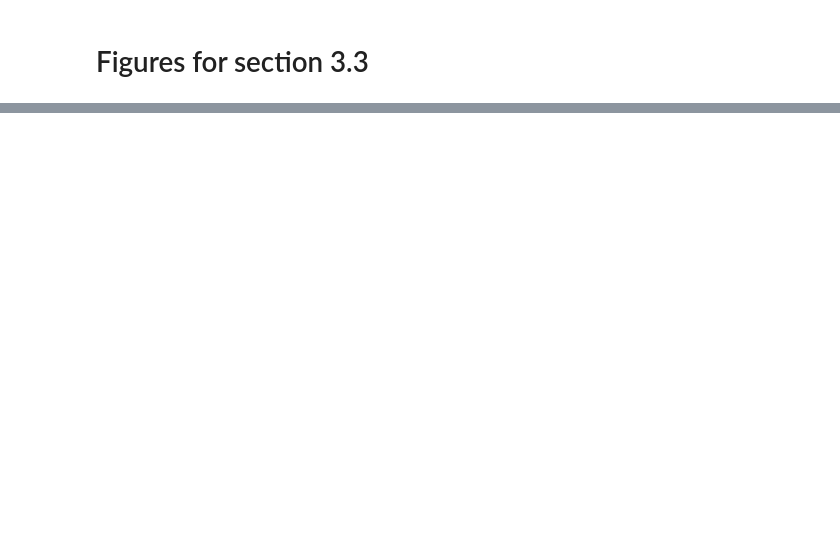
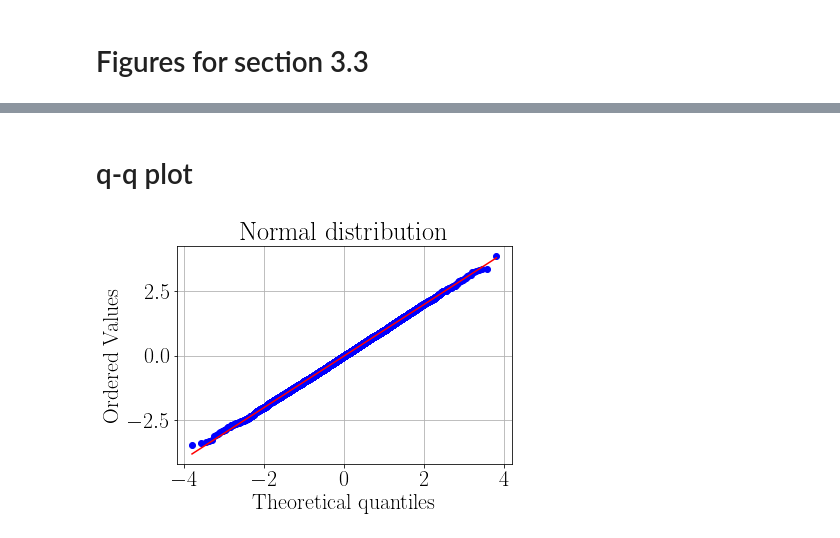
Before and after one commit to akoziy98/Interactive_Tutorial_SPAD, a Jupyter notebook: modules/figures_creation/3_3_figures.ipynb, the cells around one changed output, grey strips where cells are left out. Saved outputs shown, nothing was run; the diff lists cells and outputs as text; code cells hidden in the pictures; blank space fills up the shorter version.

```diff
--- a/modules/figures_creation/3_3_figures.ipynb
+++ b/modules/figures_creation/3_3_figures.ipynb
@@ -112,0 +195,17 @@ print(np.std(mean_bootstrap_list))
+# %% [markdown]
+# q-q plot
+# %%
+import scipy.stats as stats
+import matplotlib.pyplot as plt
+
+size=1000
+
+fig, ax = plt.subplots()
+#norm_sample = stats.norm.rvs(size=size)
+stats.probplot(normal_distr, plot=ax)
+plt.title("Normal distribution")
+plt.grid(True)
+#plt.savefig("3_3_qq_normal.png", dpi=300, bbox_inches='tight', transparent=True)
+plt.show()
+# %% [output]
+[figure, added]
```
Also changed, not shown: parts of 20 cells of this notebook, 9 other files.
